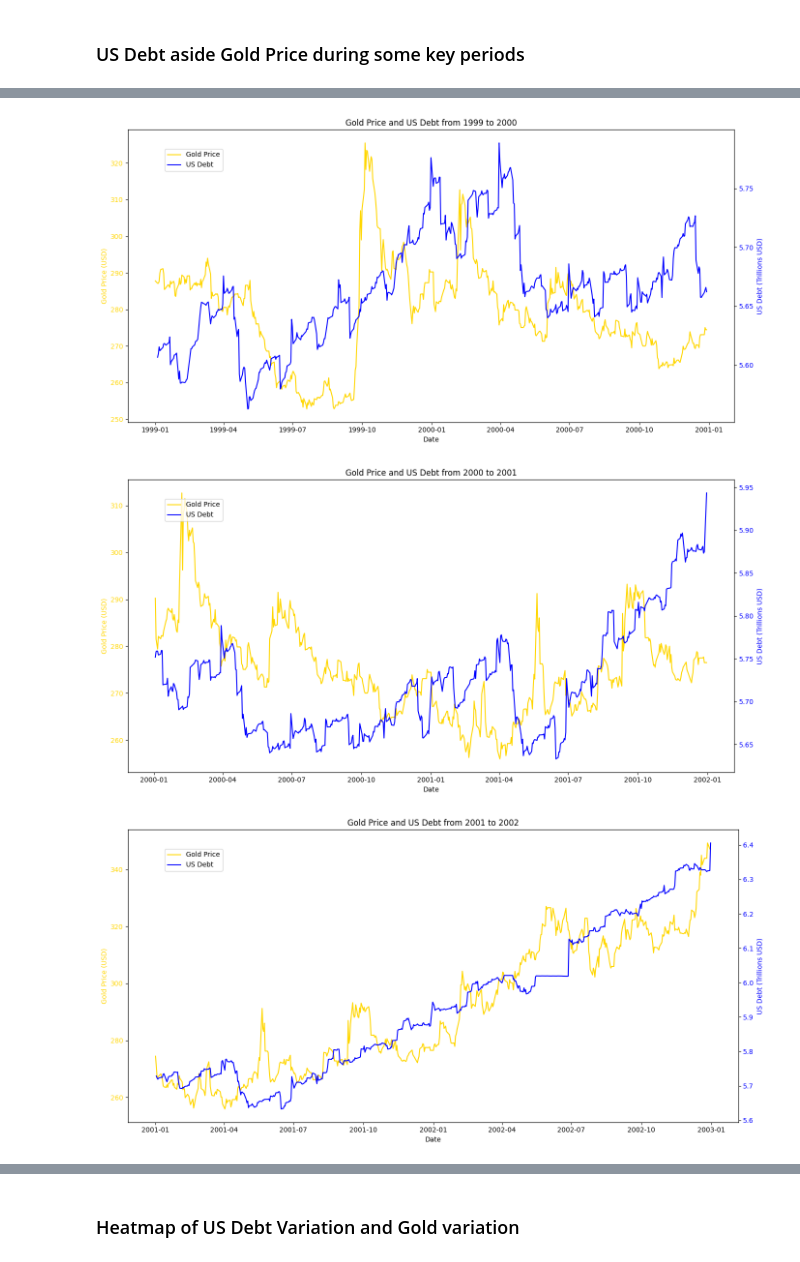
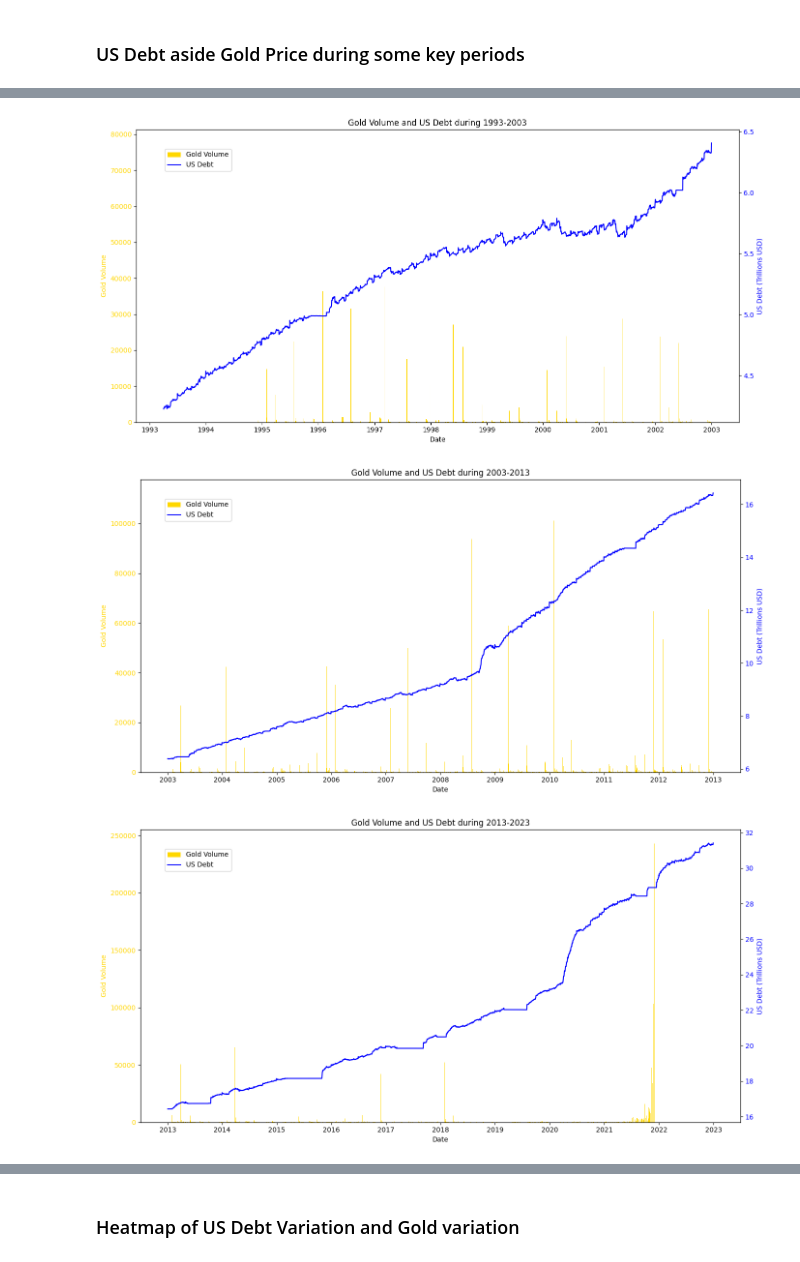
Before and after one commit to pafruchtenreich/ML_for_finance, a Jupyter notebook: notebook.ipynb, the cells around one changed output, grey strips where cells are left out. Saved outputs shown, nothing was run; the diff lists cells and outputs as text; code cells hidden in the pictures.

```diff
--- a/notebook.ipynb
+++ b/notebook.ipynb
@@ -88,7 +101,7 @@ gold_data_usd = gold_data_usd.set_index('Date')
 # %%
 # Fetching US debt from 1993 to 2023
 debt_to_penny_df_1 = fetch_data('debt_to_penny', '1993-01-01', '2003-01-01')
-debt_to_penny_df_2 = fetch_data('debt_to_penny', '2013-01-01', '2023-01-01')
+debt_to_penny_df_2 = fetch_data('debt_to_penny', '2003-01-01', '2023-01-01')
 debt_to_penny_df = pd.concat([debt_to_penny_df_1, debt_to_penny_df_2])
 
 # keep only the relevant columns
@@ -128,0 +142,20 @@ plt.show()
+# %%
+# plot the gold_data_2 price with volume
+fig, ax1 = plt.subplots()
+
+color = 'tab:red'
+ax1.set_xlabel('Date')
+ax1.set_ylabel('Price', color='gold')
+ax1.plot(gold_data_2.index, gold_data_2['Price'], color='gold')
+ax1.tick_params(axis='y', labelcolor='gold')
+
+ax2 = ax1.twinx()  # instantiate a second axes that shares the same x-axis
+
+color = 'tab:blue'
+ax2.set_ylabel('Volume', color='blue')  # we already handled the x-label with ax1
+ax2.plot(gold_data_2.index, gold_data_2['Volume'], color='blue')
+ax2.tick_params(axis='y', labelcolor='blue')
+
+fig.tight_layout()  # otherwise the right y-label is slightly clipped
+plt.title('Gold Price and Volume')
+plt.show()
@@ -141,33 +224,36 @@ plt.show()
 # %%
-def plot_aside(start_date='1979', end_date='2023'):
+# Make a function that do the bar plot of gold_data_2['Volume'] and line chart of debt_to_penny_df['tot_pub_debt_out_amt'] aside for a given parameter
+
+def plot_aside_2(start_date='1979', end_date='2023', crisis_periods=None):
     fig, ax1 = plt.subplots(figsize=(14, 7))
 
     # Plot gold price data
-    ax1.plot(gold_data_usd[start_date:end_date].index, gold_data_usd[start_date:end_date]['usd_price'], color='gold', label='Gold Price')
+    ax1.bar(gold_data_2[start_date:end_date].index, gold_data_2[start_date:end_date]['Volume'], color='gold', label='Gold Volume')
     ax1.set_xlabel('Date')
-    ax1.set_ylabel('Gold Price (USD)', color='gold')
+    ax1.set_ylabel('Gold Volume', color='gold')
     ax1.tick_params(axis='y', labelcolor='gold')
 
     # Create a second y-axis to plot US debt data
     ax2 = ax1.twinx()
     ax2.plot(debt_to_penny_df[start_date:end_date].index, debt_to_penny_df[start_date:end_date]['tot_pub_debt_out_amt'], color='blue', label='US Debt')
     ax2.set_ylabel('US Debt (Trillions USD)', color='blue')
     ax2.tick_params(axis='y', labelcolor='blue')
 
     # Add title and legend
-    plt.title(f'Gold Price and US Debt from {start_date} to {end_date}')
+    plt.title(f'Gold Volume and US Debt during {crisis_periods}')
     fig.tight_layout()
     fig.legend(loc='upper left', bbox_to_anchor=(0.1, 0.9))
 
     plt.show()
 
 # Example usage
-plot_aside(start_date='1999', end_date='2000')
-plot_aside(start_date='2000', end_date='2001')
-plot_aside(start_date='2001', end_date='2002')
-plot_aside(start_date='2006', end_date='2007')
-plot_aside(start_date='2007', end_date='2008')
+
+for period_name, (start_date, end_date) in decenal_periods.items():
+    plot_aside_2(start_date=start_date, end_date=end_date, crisis_periods=period_name)
+
+for period_name, (start_date, end_date) in crisis_periods.items():
+    plot_aside_2(start_date=start_date, end_date=end_date, crisis_periods=period_name)
 # %% [output]
-[figure, old version]
+[figure, new version]
-[figure, old version]
+[figure, new version]
-[figure, old version]
+[figure, new version]
```
Also changed, not shown: parts of 22 cells of this notebook.
